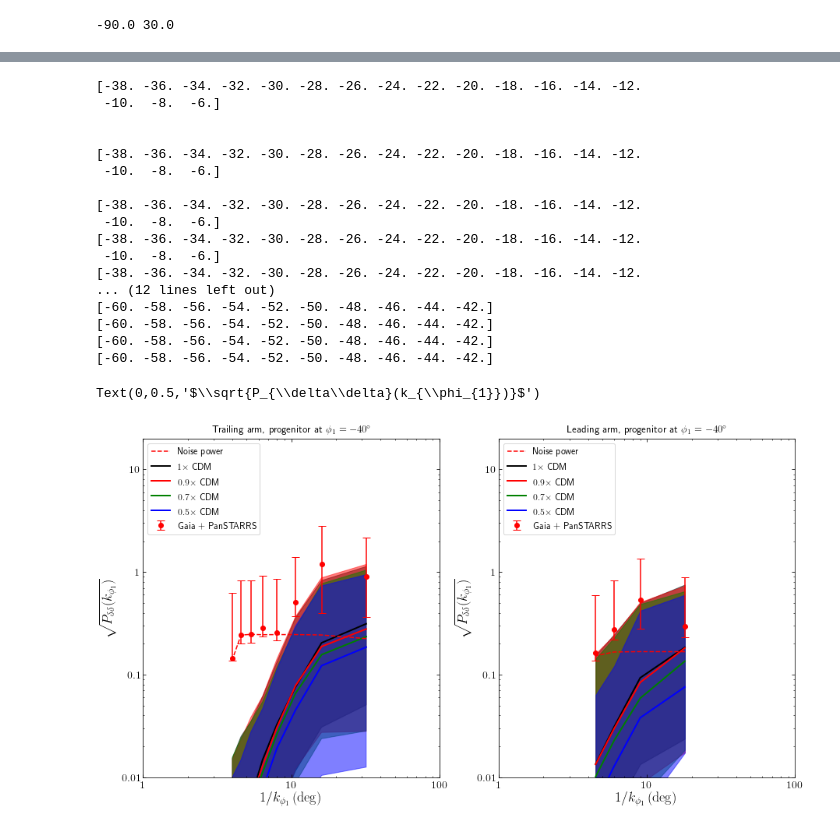
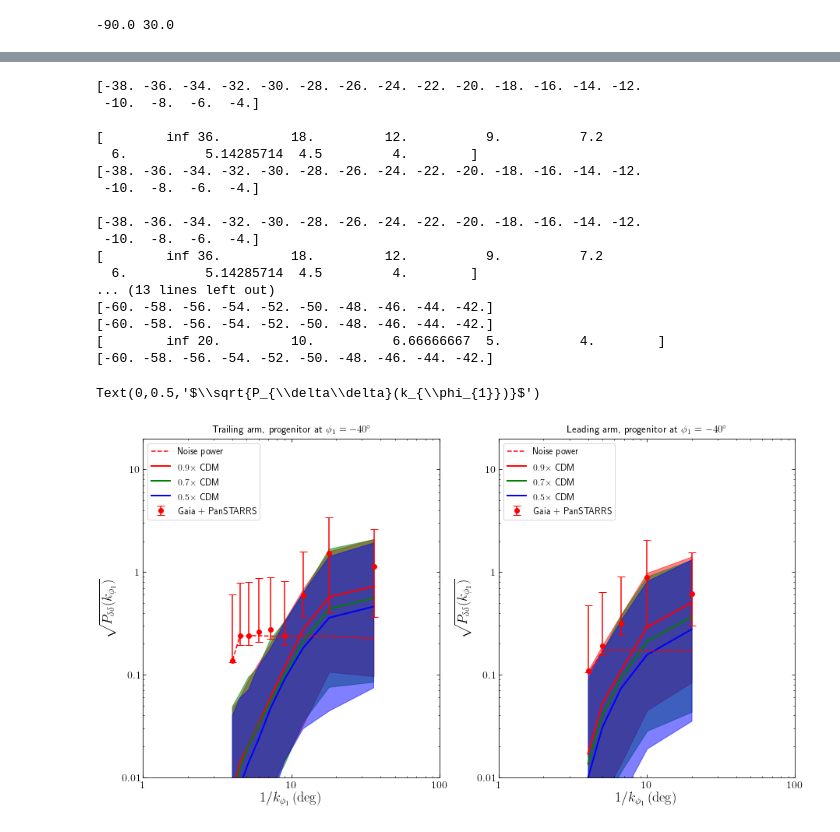
Before and after one commit to nbanik/Analyze_GD-1, a Jupyter notebook: make_plots.ipynb, the cells around one changed output, grey strips where cells are left out. Cells and saved outputs as stored; diff of their text form; code cells hidden in the pictures.

Commit message:
updated results on GD-1 with prog at phi1 = -40 deg

```diff
--- a/make_plots.ipynb
+++ b/make_plots.ipynb
@@ -239,7 +247,7 @@ def pk_scatter(folder,N,p1min=0.,p1max=1000.,scatter=False,zorder=1,ls='-',lw=2.
     dat0=np.loadtxt(filename0)
     ll=dat0[:,0][(p1min <= dat0[:,0]) & (dat0[:,0] <= p1max)]
     print (ll)
-    tdata=dat0[:,1][(p1min < dat0[:,0]) & (dat0[:,0] < p1max)]
+    tdata=dat0[:,1][(p1min <= dat0[:,0]) & (dat0[:,0] <= p1max)]
     px,py= signal.csd(tdata,tdata,fs=1./(ll[1]-ll[0]),scaling='spectrum',nperseg=len(ll))
     py= py.real
 
@@ -274,8 +282,8 @@ def pk_scatter(folder,N,p1min=0.,p1max=1000.,scatter=False,zorder=1,ls='-',lw=2.
     for ii in range(1,N):
         filename=fnames[ii]
         dat=np.loadtxt(filename)
-        ll=dat[:,0][(p1min < dat[:,0]) & (dat[:,0] < p1max)]
-        tdata=dat[:,1][(p1min < dat[:,0]) & (dat[:,0] < p1max)]
+        ll=dat[:,0][(p1min <= dat[:,0]) & (dat[:,0] <= p1max)]
+        tdata=dat[:,1][(p1min <= dat[:,0]) & (dat[:,0] <= p1max)]
         ppy1= signal.csd(tdata,tdata,fs=1./(ll[1]-ll[0]),scaling='spectrum',nperseg=len(ll))[1].real
         #print (ppy1,py_SB2)
         if not CDM :
@@ -305,7 +313,7 @@ def plot_pk_scatter(folder,N,p1min=0.,p1max=1000.,color='k',zorder=1,ls='-',
 
 
     px, py= pk_scatter(folder=folder,p1min=p1min,p1max=p1max,N=N,CDM=CDM,baryons=baryons)
-
+    print (px)
     loglog(px,py,lw=2.,color=color,zorder=zorder,ls=ls,label=label)
 
     if fill:
@@ -331,12 +339,12 @@ title(r'Trailing arm, progenitor at $\phi_{1} = -40^{\circ}$')
 
 arm='trailing'
 phi1_min=-38.
-phi1_max=-5.
+phi1_max=-4.
 
-dir='dens_Omega/subhalo_GMC_GC/prog-40/1CDM/{}/physical_coords/'.format(arm)
-dir1='dens_Omega/subhalo_GMC_GC/prog-40/0p9CDM/{}/physical_coords/'.format(arm)
-dir2='dens_Omega/subhalo_GMC_GC/prog-40/0p7CDM/{}/physical_coords/'.format(arm)
-dir3='dens_Omega/subhalo_GMC_GC/prog-40/0p5CDM/{}/physical_coords/'.format(arm)
+#dir='dens_Omega/subhalo_GMC_GC/prog-40/Tstream_3.4/1CDM/{}/physical_coords/'.format(arm)
+dir1='dens_Omega/subhalo_GMC_GC/prog-40/Tstream_3.4/0p9CDM/{}/physical_coords/'.format(arm)
+dir2='dens_Omega/subhalo_GMC_GC/prog-40/Tstream_3.4/0p7CDM/{}/physical_coords/'.format(arm)
+dir3='dens_Omega/subhalo_GMC_GC/prog-40/Tstream_3.4/0p5CDM/{}/physical_coords/'.format(arm)
 
 
 
@@ -346,58 +354,58 @@ errorbar(px,py_noise_med,
          yerr=[ppy_noise_low,ppy_noise_high]
          ,color='r',fmt='o',capsize=5.,capthick=1.,ecolor='r',label='Gaia + PanSTARRS')
 
-plot_pk_scatter(dir,N=501,p1min=phi1_min,p1max=phi1_max,label=r'$1\times$ CDM',CDM=True,baryons=False,color='k',fill_color='k')
-plot_pk_scatter(dir1,N=501,p1min=phi1_min,p1max=phi1_max,label=r'$0.9\times$ CDM',CDM=True,baryons=False,color='r',fill_color='r')
-plot_pk_scatter(dir2,N=501,p1min=phi1_min,p1max=phi1_max,label=r'$0.7\times$ CDM',CDM=True,baryons=False,color='g',fill_color='g')
-plot_pk_scatter(dir3,N=501,p1min=phi1_min,p1max=phi1_max,label=r'$0.5\times$ CDM',CDM=True,baryons=False,color='b',fill_color='b')
+#plot_pk_scatter(dir,N=499,p1min=phi1_min,p1max=phi1_max,label=r'$1\times$ CDM',CDM=True,baryons=False,color='k',fill_color='k')
+plot_pk_scatter(dir1,N=499,p1min=phi1_min,p1max=phi1_max,label=r'$0.9\times$ CDM',CDM=True,baryons=False,color='r',fill_color='r')
+plot_pk_scatter(dir2,N=499,p1min=phi1_min,p1max=phi1_max,label=r'$0.7\times$ CDM',CDM=True,baryons=False,color='g',fill_color='g')
+plot_pk_scatter(dir3,N=499,p1min=phi1_min,p1max=phi1_max,label=r'$0.5\times$ CDM',CDM=True,baryons=False,color='b',fill_color='b')
 set_ranges_and_labels_dens()
 plt.ylabel(r'$\sqrt{P_{\delta\delta}(k_{\phi_{1}})}$',fontsize=18)
 
 subplot(1,2,2)
 title(r'Leading arm, progenitor at $\phi_{1} = -40^{\circ}$')
 
 arm='leading'
 phi1_min=-60.
-phi1_max=-40.
+phi1_max=-42.
 
-dir='dens_Omega/subhalo_GMC_GC/prog-40/1CDM/{}/physical_coords/'.format(arm)
-dir1='dens_Omega/subhalo_GMC_GC/prog-40/0p9CDM/{}/physical_coords/'.format(arm)
-dir2='dens_Omega/subhalo_GMC_GC/prog-40/0p7CDM/{}/physical_coords/'.format(arm)
-dir3='dens_Omega/subhalo_GMC_GC/prog-40/0p5CDM/{}/physical_coords/'.format(arm)
+#dir='dens_Omega/subhalo_GMC_GC/prog-40/Tstream_3.4/1CDM/{}/physical_coords/'.format(arm)
+dir1='dens_Omega/subhalo_GMC_GC/prog-40/Tstream_3.4/0p9CDM/{}/physical_coords/'.format(arm)
+dir2='dens_Omega/subhalo_GMC_GC/prog-40/Tstream_3.4/0p7CDM/{}/physical_coords/'.format(arm)
+dir3='dens_Omega/subhalo_GMC_GC/prog-40/Tstream_3.4/0p5CDM/{}/physical_coords/'.format(arm)
 
 
 
 loglog(px_lead,py_err_dat_lead,color='red',zorder=10,ls='--',label='Noise power')
 
 errorbar(px_lead,py_noise_med_lead,
          yerr=[ppy_noise_low_lead,ppy_noise_high_lead]
          ,color='r',fmt='o',capsize=5.,capthick=1.,ecolor='r',label='Gaia + PanSTARRS')
 
-plot_pk_scatter(dir,N=501,p1min=phi1_min,p1max=phi1_max,label=r'$1\times$ CDM',CDM=True,baryons=False,color='k',fill_color='k')
-plot_pk_scatter(dir1,N=501,p1min=phi1_min,p1max=phi1_max,label=r'$0.9\times$ CDM',CDM=True,baryons=False,color='r',fill_color='r')
-plot_pk_scatter(dir2,N=501,p1min=phi1_min,p1max=phi1_max,label=r'$0.7\times$ CDM',CDM=True,baryons=False,color='g',fill_color='g')
-plot_pk_scatter(dir3,N=109,p1min=phi1_min,p1max=phi1_max,label=r'$0.5\times$ CDM',CDM=True,baryons=False,color='b',fill_color='b')
+#plot_pk_scatter(dir,N=499,p1min=phi1_min,p1max=phi1_max,label=r'$1\times$ CDM',CDM=True,baryons=False,color='k',fill_color='k')
+plot_pk_scatter(dir1,N=499,p1min=phi1_min,p1max=phi1_max,label=r'$0.9\times$ CDM',CDM=True,baryons=False,color='r',fill_color='r')
+plot_pk_scatter(dir2,N=499,p1min=phi1_min,p1max=phi1_max,label=r'$0.7\times$ CDM',CDM=True,baryons=False,color='g',fill_color='g')
+plot_pk_scatter(dir3,N=499,p1min=phi1_min,p1max=phi1_max,label=r'$0.5\times$ CDM',CDM=True,baryons=False,color='b',fill_color='b')
 set_ranges_and_labels_dens()
 plt.ylabel(r'$\sqrt{P_{\delta\delta}(k_{\phi_{1}})}$',fontsize=18)
 #savefig('plots/power_baryons_trailing_arm_prog-40.pdf')
 #savefig('plots/power_baryonsonly_trailing_arm_prog-40.pdf')
 # %% [output]
 [-38. -36. -34. -32. -30. -28. -26. -24. -22. -20. -18. -16. -14. -12.
- -10.  -8.  -6.]
+ -10.  -8.  -6.  -4.]
 
+[        inf 36.         18.         12.          9.          7.2
+  6.          5.14285714  4.5         4.        ]
+[-38. -36. -34. -32. -30. -28. -26. -24. -22. -20. -18. -16. -14. -12.
+ -10.  -8.  -6.  -4.]
 
 [-38. -36. -34. -32. -30. -28. -26. -24. -22. -20. -18. -16. -14. -12.
- -10.  -8.  -6.]
-
-[-38. -36. -34. -32. -30. -28. -26. -24. -22. -20. -18. -16. -14. -12.
- -10.  -8.  -6.]
-[-38. -36. -34. -32. -30. -28. -26. -24. -22. -20. -18. -16. -14. -12.
- -10.  -8.  -6.]
-[-38. -36. -34. -32. -30. -28. -26. -24. -22. -20. -18. -16. -14. -12.
-... (12 lines left out)
+ -10.  -8.  -6.  -4.]
+[        inf 36.         18.         12.          9.          7.2
+  6.          5.14285714  4.5         4.        ]
+... (13 lines left out)
 [-60. -58. -56. -54. -52. -50. -48. -46. -44. -42.]
 [-60. -58. -56. -54. -52. -50. -48. -46. -44. -42.]
+[        inf 20.         10.          6.66666667  5.          4.        ]
 [-60. -58. -56. -54. -52. -50. -48. -46. -44. -42.]
-[-60. -58. -56. -54. -52. -50. -48. -46. -44. -42.]
 Text(0,0.5,'$\\sqrt{P_{\\delta\\delta}(k_{\\phi_{1}})}$')
-[figure, old version]
+[figure, new version]
```
Also changed, not shown: parts of 3 cells of this notebook, 1 other file.
